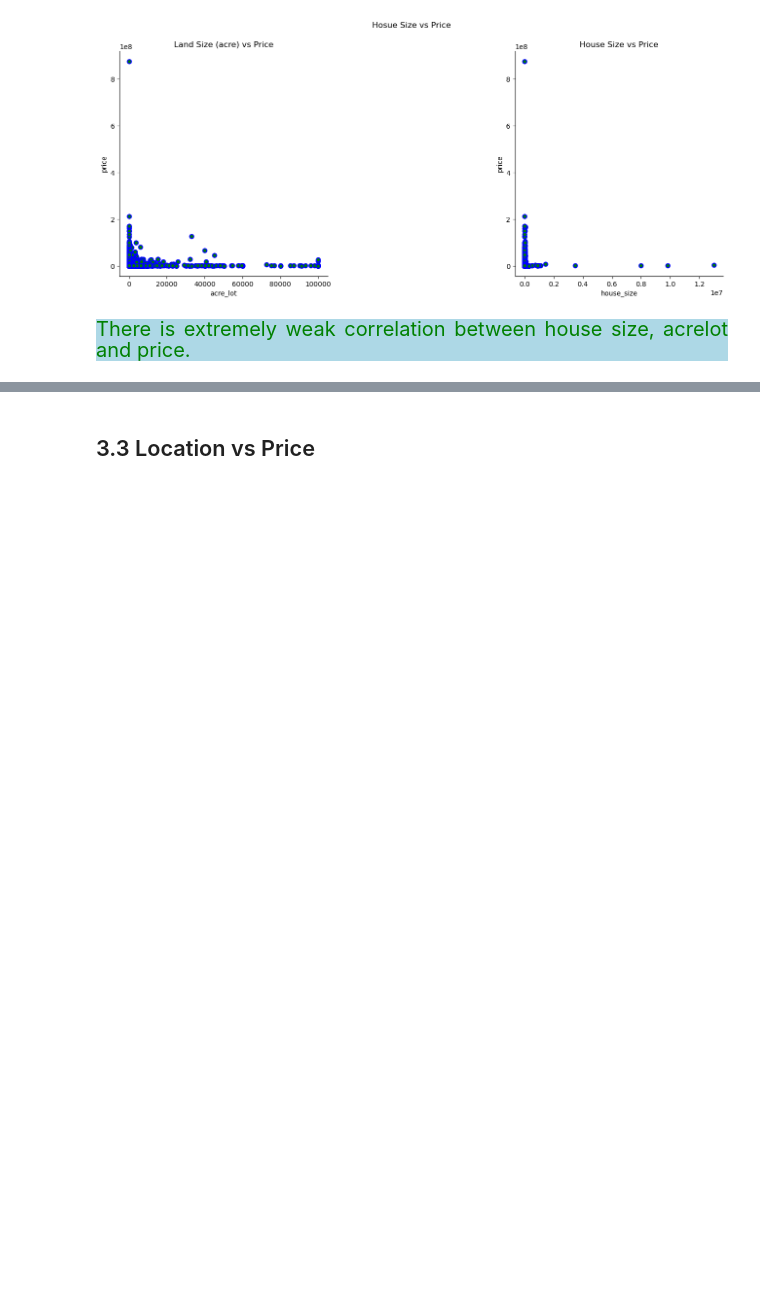
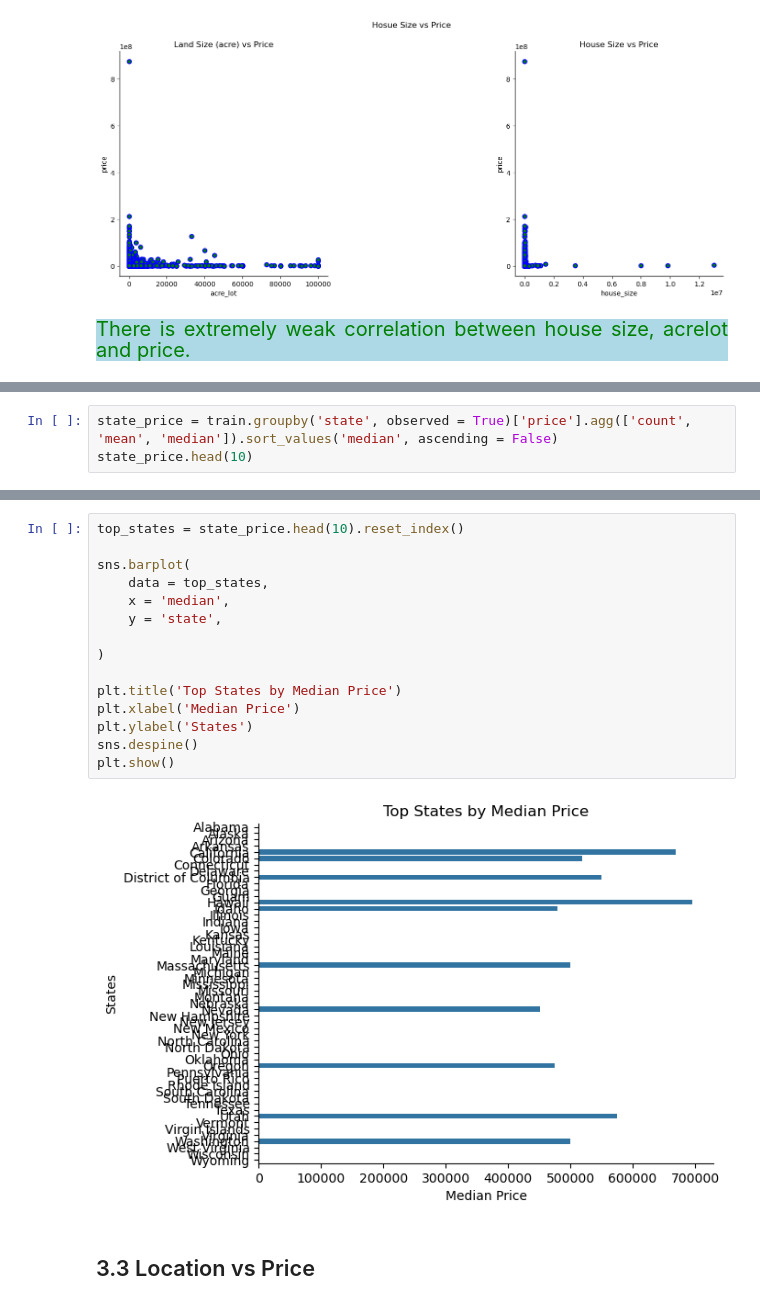
Before and after one commit to Kartika-Nidhi/DS_Projects, a Jupyter notebook: USARealEstatePricePrediction.ipynb, the cells around one changed output, grey strips where cells are left out. Cells and saved outputs as stored; diff of their text form; blank space fills up the shorter version.

```diff
--- a/USARealEstatePricePrediction.ipynb
+++ b/USARealEstatePricePrediction.ipynb
@@ -896,0 +887,3 @@ There is extremely weak correlation between house size, acrelot and price.
+# %%
+state_price = train.groupby('state', observed = True)['price'].agg(['count', 'mean', 'median']).sort_values('median', ascending = False)
+state_price.head(10)
@@ -897,3 +903,20 @@ There is extremely weak correlation between house size, acrelot and price.
+# %%
+top_states = state_price.head(10).reset_index()
+
+sns.barplot(
+    data = top_states,
+    x = 'median',
+    y = 'state',
+
+)
+
+plt.title('Top States by Median Price')
+plt.xlabel('Median Price')
+plt.ylabel('States')
+sns.despine()
+plt.show()
+# %% [output]
+[figure, added]
 # %% [markdown]
 ## 3.3 Location vs Price
 # %%
```
Also changed, not shown: parts of 11 cells of this notebook.
